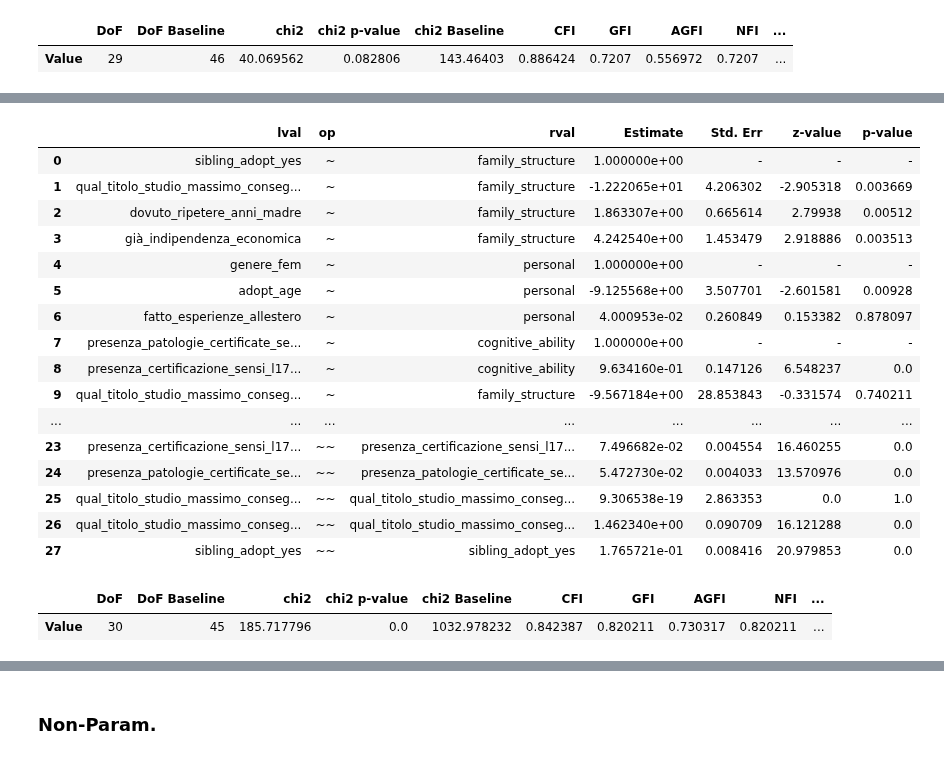
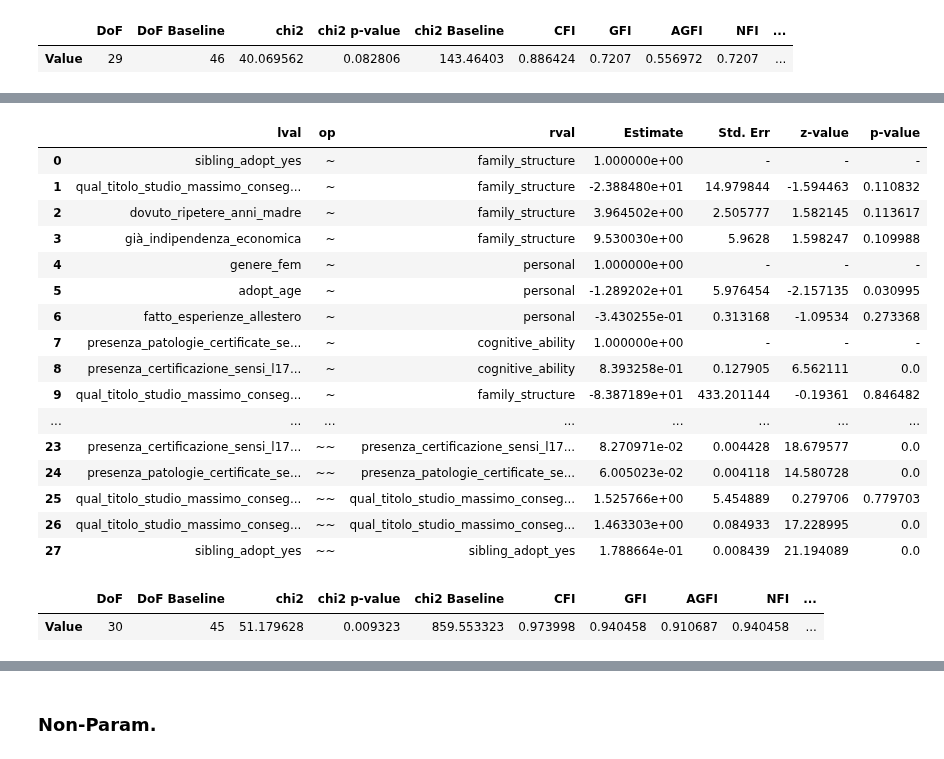
Before and after one commit to arina19-2000/unimi, a Jupyter notebook: tesi/adult_dataset.ipynb, the cells around one changed output, grey strips where cells are left out. Saved outputs shown, nothing was run; the diff lists cells and outputs as text; code cells hidden in the pictures.

```diff
--- a/tesi/adult_dataset.ipynb
+++ b/tesi/adult_dataset.ipynb
@@ -832,42 +925,40 @@ semplot(model, filename='t.pdf')
 # %%
 desc3 = """
 # Latent Variables
-# First-Level Latent Variables
 family_structure =~ sibling_adopt_yes + qual_titolo_studio_massimo_conseguito_madre + dovuto_ripetere_anni_madre + già_indipendenza_economica
 personal =~ genere_fem + adopt_age + fatto_esperienze_allestero
 cognitive_ability =~ presenza_patologie_certificate_sensi_104_comma_1_comma_3_1992 + presenza_certificazione_sensi_l170_2010
 
 personal ~~ family_structure
-
 qual_titolo_studio_massimo_conseguito ~ family_structure + cognitive_ability + personal
 """
 
 model3 = Model(desc3)
-model3.fit(resampled_df, obj="DWLS", solver="SLSQP")
+model3.fit(resampled_df, obj="ULS", solver="SLSQP")
 model3.inspect()
 # %% [output]
 |  | lval | op | rval | Estimate | Std. Err | z-value | p-value |
 | 0 | sibling_adopt_yes | ~ | family_structure | 1.000000e+00 | - | - | - |
-| 1 | qual_titolo_studio_massimo_conseg... | ~ | family_structure | -1.222065e+01 | 4.206302 | -2.905318 | 0.003669 |
-| 2 | dovuto_ripetere_anni_madre | ~ | family_structure | 1.863307e+00 | 0.665614 | 2.79938 | 0.00512 |
-| 3 | già_indipendenza_economica | ~ | family_structure | 4.242540e+00 | 1.453479 | 2.918886 | 0.003513 |
+| 1 | qual_titolo_studio_massimo_conseg... | ~ | family_structure | -2.388480e+01 | 14.979844 | -1.594463 | 0.110832 |
+| 2 | dovuto_ripetere_anni_madre | ~ | family_structure | 3.964502e+00 | 2.505777 | 1.582145 | 0.113617 |
+| 3 | già_indipendenza_economica | ~ | family_structure | 9.530030e+00 | 5.9628 | 1.598247 | 0.109988 |
 | 4 | genere_fem | ~ | personal | 1.000000e+00 | - | - | - |
-| 5 | adopt_age | ~ | personal | -9.125568e+00 | 3.507701 | -2.601581 | 0.00928 |
-| 6 | fatto_esperienze_allestero | ~ | personal | 4.000953e-02 | 0.260849 | 0.153382 | 0.878097 |
+| 5 | adopt_age | ~ | personal | -1.289202e+01 | 5.976454 | -2.157135 | 0.030995 |
+| 6 | fatto_esperienze_allestero | ~ | personal | -3.430255e-01 | 0.313168 | -1.09534 | 0.273368 |
 | 7 | presenza_patologie_certificate_se... | ~ | cognitive_ability | 1.000000e+00 | - | - | - |
-| 8 | presenza_certificazione_sensi_l17... | ~ | cognitive_ability | 9.634160e-01 | 0.147126 | 6.548237 | 0.0 |
-| 9 | qual_titolo_studio_massimo_conseg... | ~ | family_structure | -9.567184e+00 | 28.853843 | -0.331574 | 0.740211 |
+| 8 | presenza_certificazione_sensi_l17... | ~ | cognitive_ability | 8.393258e-01 | 0.127905 | 6.562111 | 0.0 |
+| 9 | qual_titolo_studio_massimo_conseg... | ~ | family_structure | -8.387189e+01 | 433.201144 | -0.19361 | 0.846482 |
 | ... | ... | ... | ... | ... | ... | ... | ... |
-| 23 | presenza_certificazione_sensi_l17... | ~~ | presenza_certificazione_sensi_l17... | 7.496682e-02 | 0.004554 | 16.460255 | 0.0 |
-| 24 | presenza_patologie_certificate_se... | ~~ | presenza_patologie_certificate_se... | 5.472730e-02 | 0.004033 | 13.570976 | 0.0 |
-| 25 | qual_titolo_studio_massimo_conseg... | ~~ | qual_titolo_studio_massimo_conseg... | 9.306538e-19 | 2.863353 | 0.0 | 1.0 |
-| 26 | qual_titolo_studio_massimo_conseg... | ~~ | qual_titolo_studio_massimo_conseg... | 1.462340e+00 | 0.090709 | 16.121288 | 0.0 |
-| 27 | sibling_adopt_yes | ~~ | sibling_adopt_yes | 1.765721e-01 | 0.008416 | 20.979853 | 0.0 |
+| 23 | presenza_certificazione_sensi_l17... | ~~ | presenza_certificazione_sensi_l17... | 8.270971e-02 | 0.004428 | 18.679577 | 0.0 |
+| 24 | presenza_patologie_certificate_se... | ~~ | presenza_patologie_certificate_se... | 6.005023e-02 | 0.004118 | 14.580728 | 0.0 |
+| 25 | qual_titolo_studio_massimo_conseg... | ~~ | qual_titolo_studio_massimo_conseg... | 1.525766e+00 | 5.454889 | 0.279706 | 0.779703 |
+| 26 | qual_titolo_studio_massimo_conseg... | ~~ | qual_titolo_studio_massimo_conseg... | 1.463303e+00 | 0.084933 | 17.228995 | 0.0 |
+| 27 | sibling_adopt_yes | ~~ | sibling_adopt_yes | 1.788664e-01 | 0.008439 | 21.194089 | 0.0 |
 # %%
 calc_stats(model3)
 # %% [output]
 |  | DoF | DoF Baseline | chi2 | chi2 p-value | chi2 Baseline | CFI | GFI | AGFI | NFI | ... |
-| Value | 30 | 45 | 185.717796 | 0.0 | 1032.978232 | 0.842387 | 0.820211 | 0.730317 | 0.820211 | ... |
+| Value | 30 | 45 | 51.179628 | 0.009323 | 859.553323 | 0.973998 | 0.940458 | 0.910687 | 0.940458 | ... |
 # %%
 semplot(model3, filename='t.pdf')
 # %% [output]
```
Also changed, not shown: parts of 9 cells of this notebook.
